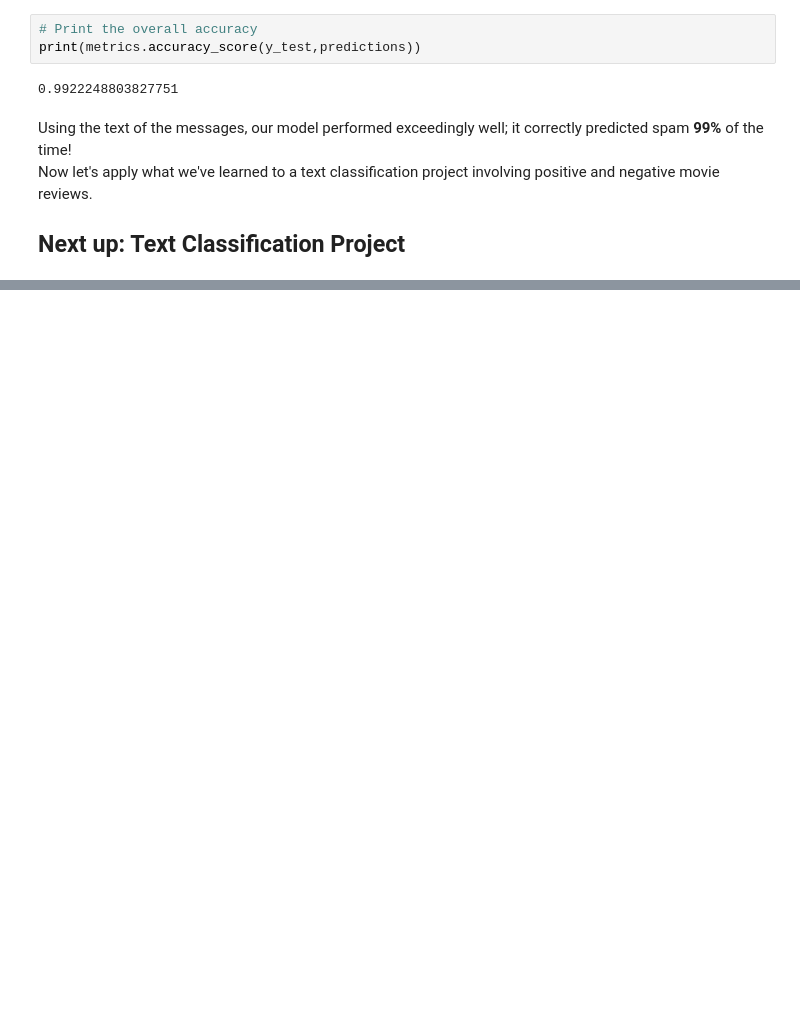
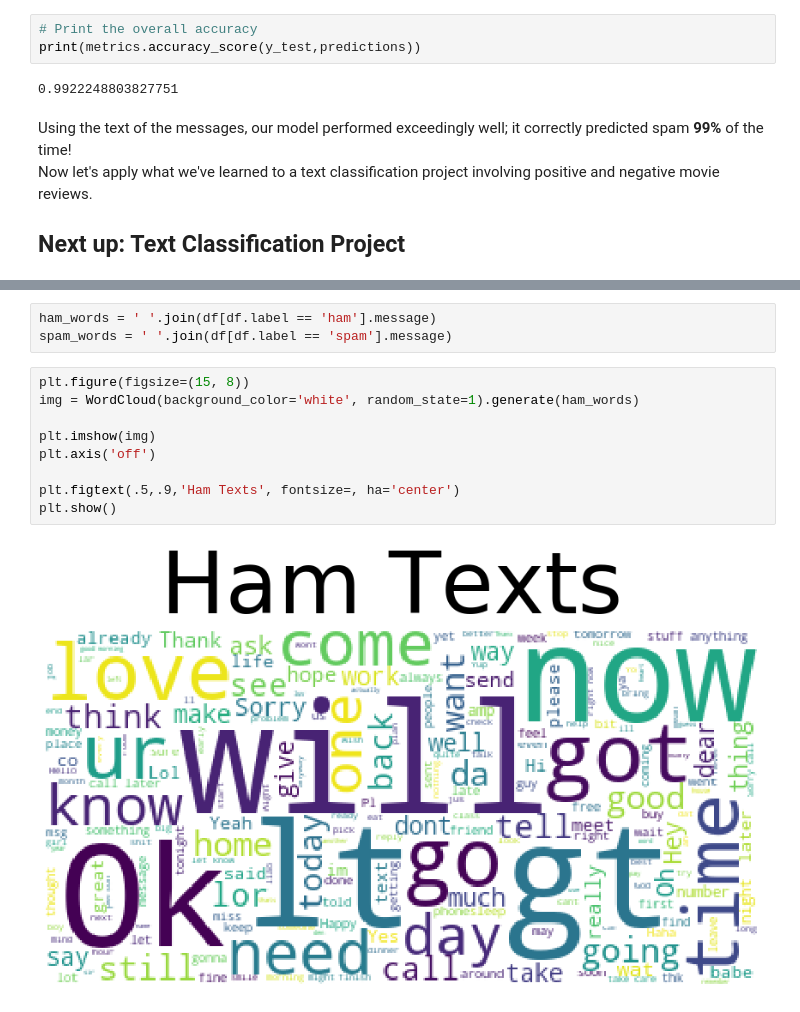
Before and after one commit to faithkane3/natural_language_processing, a Jupyter notebook: UPDATED_NLP_COURSE/03-Text-Classification/01-Feature-Extraction-from-Text.ipynb, the cells around one changed output, grey strips where cells are left out. Cells and saved outputs as stored; diff of their text form; blank space fills up the shorter version.

Commit message:
Commit wordclouds for ham and spam text messages.

```diff
--- a/UPDATED_NLP_COURSE/03-Text-Classification/01-Feature-Extraction-from-Text.ipynb
+++ b/UPDATED_NLP_COURSE/03-Text-Classification/01-Feature-Extraction-from-Text.ipynb
@@ -295,0 +305,14 @@ ModuleNotFoundError: No module named 'wordcloud'
+# %%
+ham_words = ' '.join(df[df.label == 'ham'].message)
+spam_words = ' '.join(df[df.label == 'spam'].message)
+# %%
+plt.figure(figsize=(15, 8))
+img = WordCloud(background_color='white', random_state=1).generate(ham_words)
+
+plt.imshow(img)
+plt.axis('off')
+
+plt.figtext(.5,.9,'Ham Texts', fontsize=, ha='center')
+plt.show()
+# %% [output]
+[figure, added]
```
Also changed, not shown: parts of 4 cells of this notebook.
